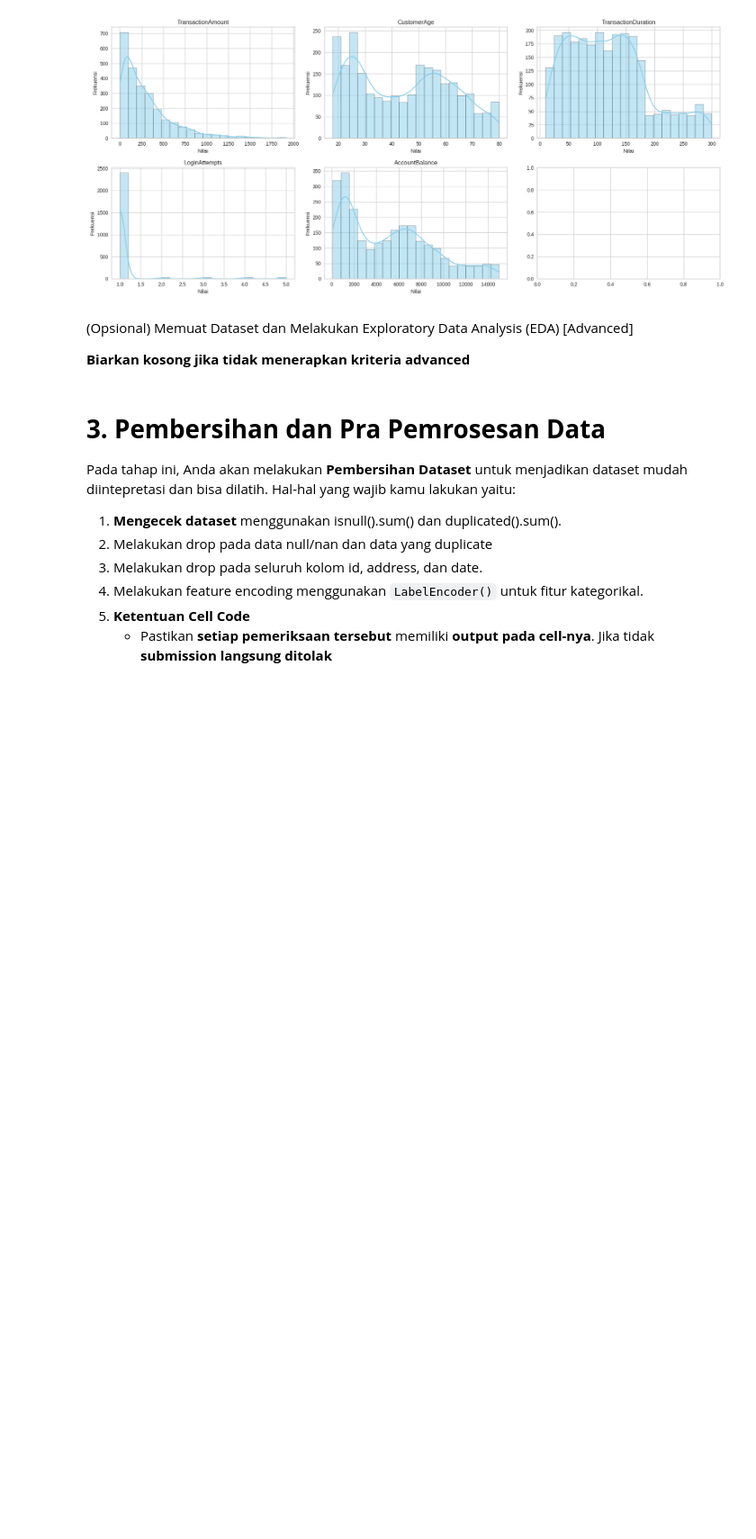
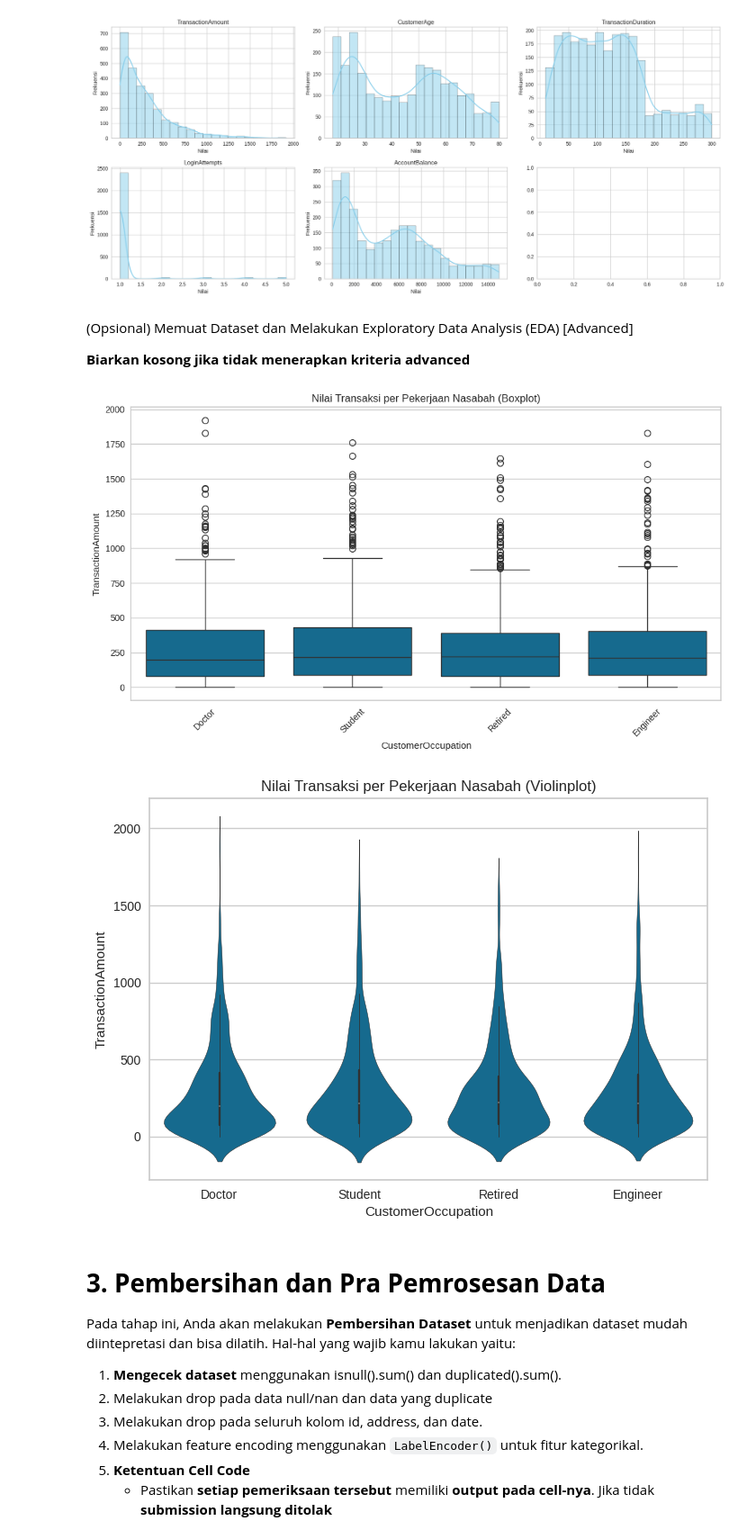
Before and after one commit to RenatGreen-flag/Dicoding_project_ML, a Jupyter notebook: [Clustering]_Submission_Akhir_BMLP_RenataAmelia.ipynb, the cells around one changed output. Shown at 90% size. Cells and saved outputs as stored; diff of their text form; code cells hidden in the pictures; blank space fills up the shorter version.

```diff
--- a/[Clustering]_Submission_Akhir_BMLP_RenataAmelia.ipynb
+++ b/[Clustering]_Submission_Akhir_BMLP_RenataAmelia.ipynb
@@ -183,27 +222,35 @@ plt.show()
 # %%
 # Visualisasi yang lebih informatif (Opsional Advanced 1)
 
 ### MULAI CODE ###
 
 plt.figure(figsize=(12, 6))
 
 # Buat visualisasi boxplot untuk melihat sebaran 'TransactionAmount' (y) berdasarkan 'CustomerOccupation' (x)
-sns.________(x=________, y=________, data=df)
+sns.boxplot(x="CustomerOccupation", y="TransactionAmount", data=df)
 
 plt.title("Nilai Transaksi per Pekerjaan Nasabah (Boxplot)")
 
 # Putar label sumbu-x agar tidak tumpang tindih
-plt.________(rotation=45)
+plt.xticks(rotation=45)
 
 plt.show()
 
 ### SELESAI CODE ###
 
 # -----------------------------------------------------------------
 # (TANTANGAN OPSIONAL)
 # -----------------------------------------------------------------
 # Sekarang, bagaimana jika kita juga ingin melihat kepadatan distribusi data di setiap kategori?
 # Coba buat visualisasi lain di bawah ini, misalnya 'violinplot' (sns.violinplot) dengan parameter yang sama.
+sns.violinplot(x="CustomerOccupation", y="TransactionAmount", data=df)
+
+plt.title("Nilai Transaksi per Pekerjaan Nasabah (Violinplot)")
+
+plt.show()
+# %% [output]
+[figure, added]
+[figure, added]
 # %% [markdown]
 # **3. Pembersihan dan Pra Pemrosesan Data**
 
```
Also changed, not shown: parts of 20 cells of this notebook.
